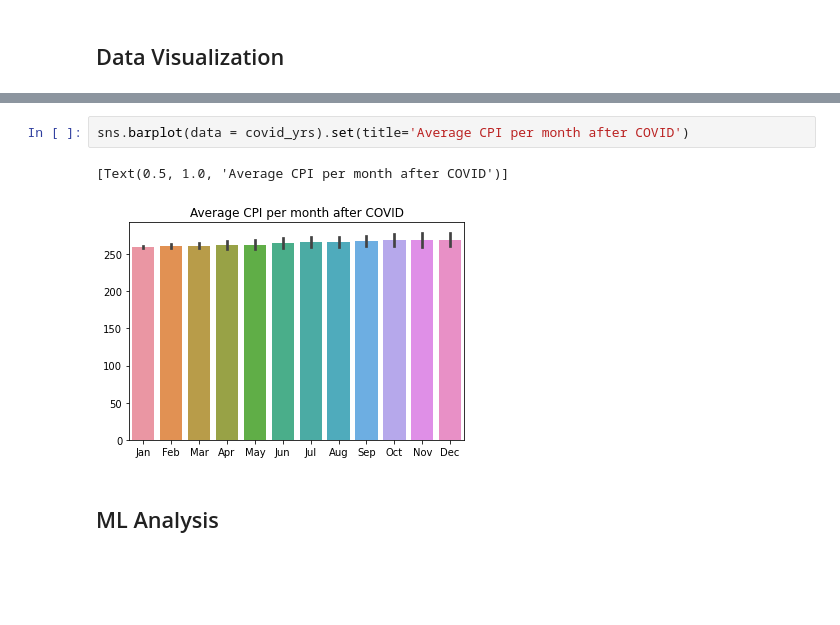
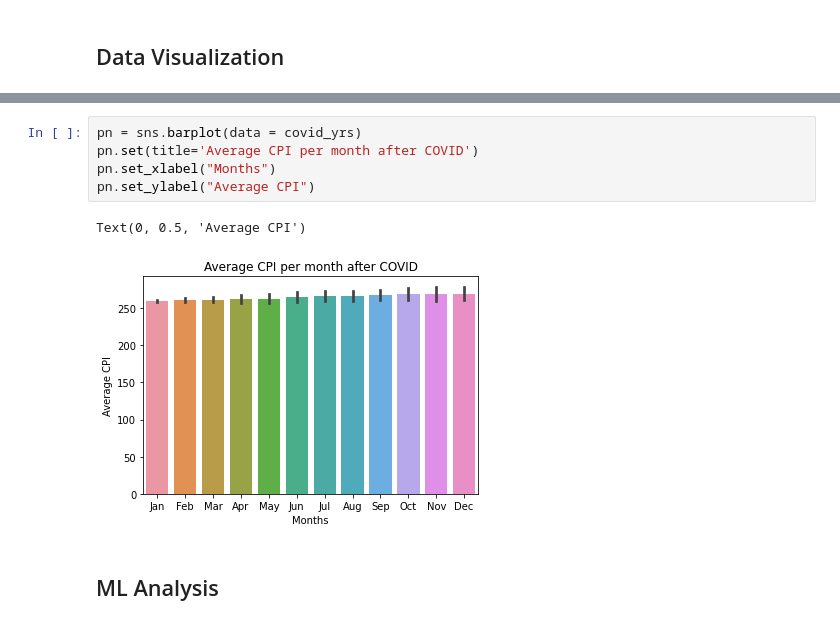
Before and after one commit to shahkaran53527/CPI-Data-Analysis, a Jupyter notebook: progress_report.ipynb, the cells around one changed output, grey strips where cells are left out. Saved outputs shown, nothing was run; the diff lists cells and outputs as text; blank space fills up the shorter version.

```diff
--- a/progress_report.ipynb
+++ b/progress_report.ipynb
@@ -52,8 +67,11 @@ sns.barplot(data = pre_covid_yrs).set(title='Average CPI per month before COVID'
 # %%
-sns.barplot(data = covid_yrs).set(title='Average CPI per month after COVID')
+pn = sns.barplot(data = covid_yrs)
+pn.set(title='Average CPI per month after COVID')
+pn.set_xlabel("Months")
+pn.set_ylabel("Average CPI")
 # %% [output]
-[Text(0.5, 1.0, 'Average CPI per month after COVID')]
+Text(0, 0.5, 'Average CPI')
-[figure, old version]
+[figure, new version]
 # %% [markdown]
 ## ML Analysis
 # %%
```
Also changed, not shown: parts of 2 cells of this notebook.
